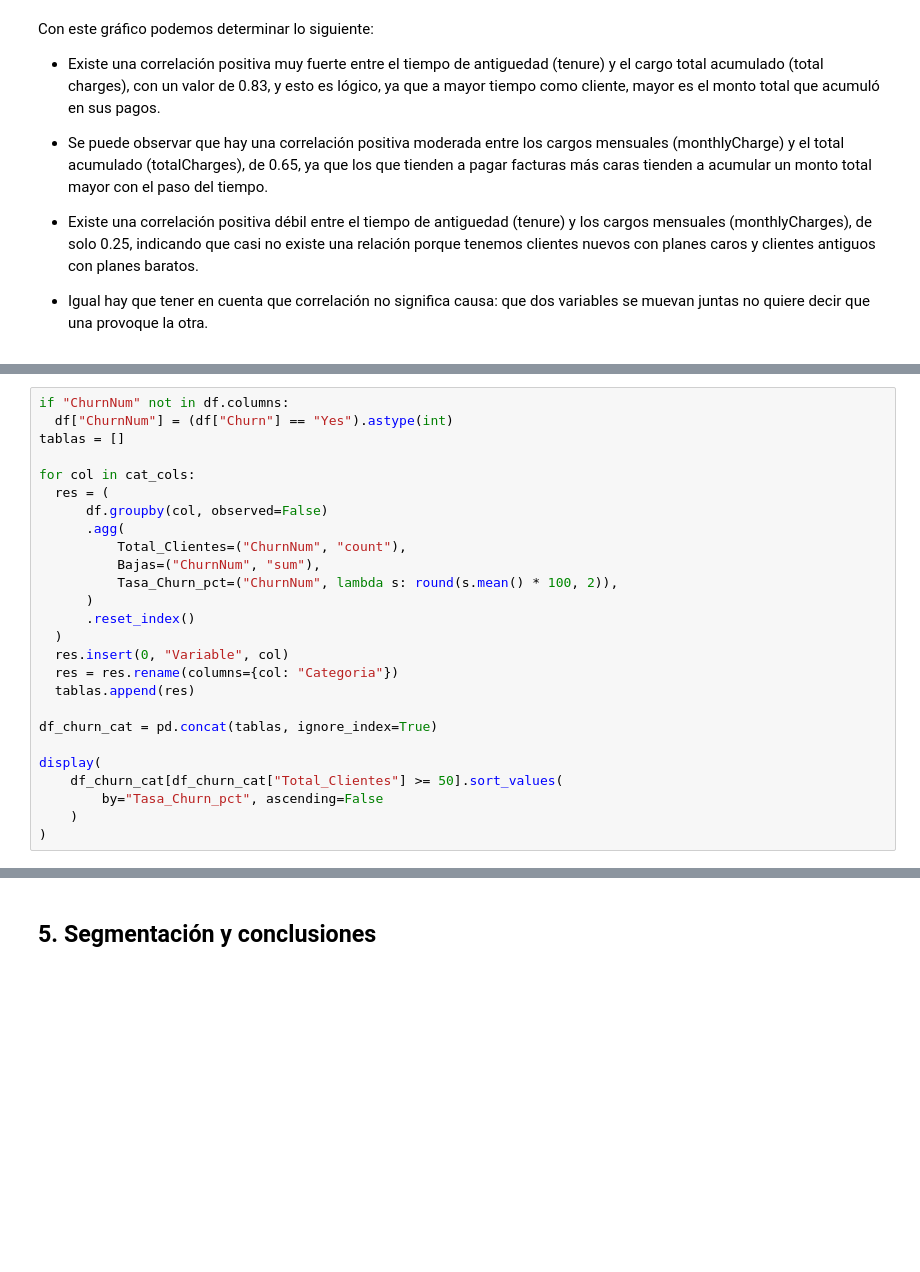
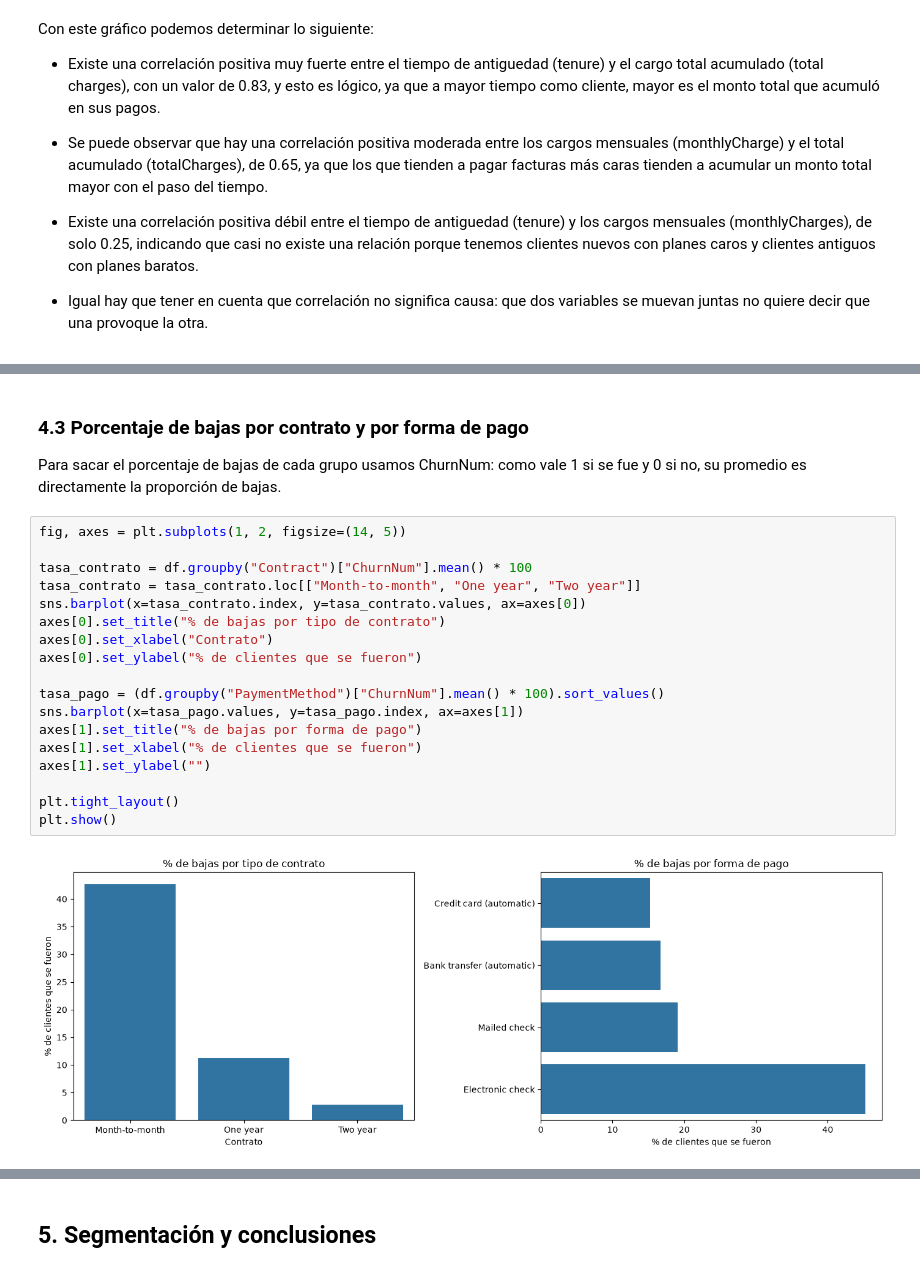
Before and after one commit to andyargg/tpi-analisis-de-datos, a Jupyter notebook: notebooks/TPI_Analisis_de_Datos.ipynb, the cells around one changed output, grey strips where cells are left out. Cells and saved outputs as stored; diff of their text form; blank space fills up the shorter version.

```diff
--- a/notebooks/TPI_Analisis_de_Datos.ipynb
+++ b/notebooks/TPI_Analisis_de_Datos.ipynb
@@ -546,26 +478,0 @@ for col in cat_cols:
-# %%
-if "ChurnNum" not in df.columns:
-  df["ChurnNum"] = (df["Churn"] == "Yes").astype(int)
-tablas = []
-
-for col in cat_cols:
-  res = (
-      df.groupby(col, observed=False)
-      .agg(
-          Total_Clientes=("ChurnNum", "count"),
-          Bajas=("ChurnNum", "sum"),
-          Tasa_Churn_pct=("ChurnNum", lambda s: round(s.mean() * 100, 2)),
-      )
-      .reset_index()
-  )
-  res.insert(0, "Variable", col)
-  res = res.rename(columns={col: "Categoria"})
-  tablas.append(res)
-
-df_churn_cat = pd.concat(tablas, ignore_index=True)
-
-display(
-    df_churn_cat[df_churn_cat["Total_Clientes"] >= 50].sort_values(
-        by="Tasa_Churn_pct", ascending=False
-    )
-)
@@ -720,0 +588,25 @@ plt.show()
+# %% [markdown]
+### 4.3 Porcentaje de bajas por contrato y por forma de pago
+
+Para sacar el porcentaje de bajas de cada grupo usamos ChurnNum: como vale 1 si se fue y 0 si no,
+su promedio es directamente la proporción de bajas.
+# %%
+fig, axes = plt.subplots(1, 2, figsize=(14, 5))
+
+tasa_contrato = df.groupby("Contract")["ChurnNum"].mean() * 100
+tasa_contrato = tasa_contrato.loc[["Month-to-month", "One year", "Two year"]]
+sns.barplot(x=tasa_contrato.index, y=tasa_contrato.values, ax=axes[0])
+axes[0].set_title("% de bajas por tipo de contrato")
+axes[0].set_xlabel("Contrato")
+axes[0].set_ylabel("% de clientes que se fueron")
+
+tasa_pago = (df.groupby("PaymentMethod")["ChurnNum"].mean() * 100).sort_values()
+sns.barplot(x=tasa_pago.values, y=tasa_pago.index, ax=axes[1])
+axes[1].set_title("% de bajas por forma de pago")
+axes[1].set_xlabel("% de clientes que se fueron")
+axes[1].set_ylabel("")
+
+plt.tight_layout()
+plt.show()
+# %% [output]
+[figure, added]
```
Also changed, not shown: parts of 22 cells of this notebook.
